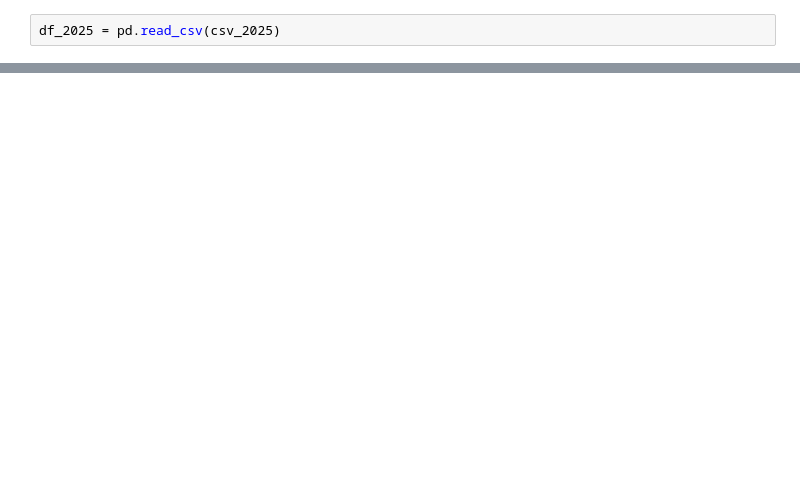
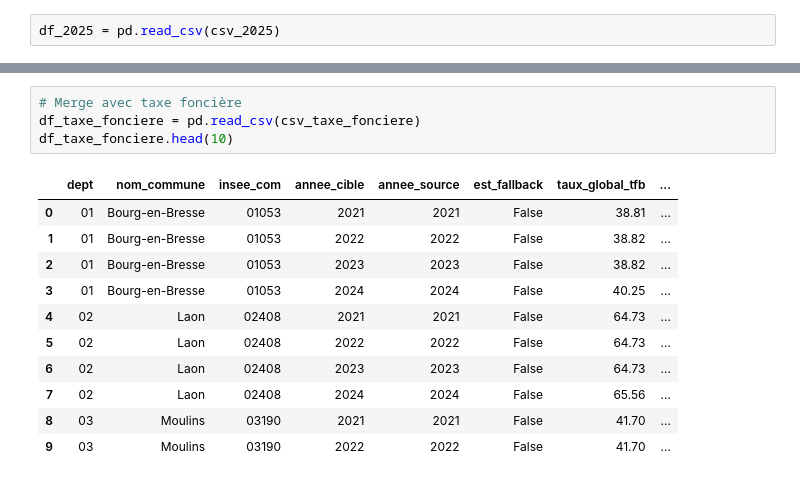
Before and after one commit to FatimaUY/GeoLogis, a Jupyter notebook: src/data-pipeline/merge/pipeline/merge_data.ipynb, the cells around one changed output, grey strips where cells are left out. Cells and saved outputs as stored; diff of their text form; blank space fills up the shorter version.

```diff
--- a/src/data-pipeline/merge/pipeline/merge_data.ipynb
+++ b/src/data-pipeline/merge/pipeline/merge_data.ipynb
@@ -165,0 +204,16 @@ cols_keep= [
+# %%
+# Merge avec taxe foncière
+df_taxe_fonciere = pd.read_csv(csv_taxe_fonciere)
+df_taxe_fonciere.head(10)
+# %% [output]
+|  | dept | nom_commune | insee_com | annee_cible | annee_source | est_fallback | taux_global_tfb | ... |
+| 0 | 01 | Bourg-en-Bresse | 01053 | 2021 | 2021 | False | 38.81 | ... |
+| 1 | 01 | Bourg-en-Bresse | 01053 | 2022 | 2022 | False | 38.82 | ... |
+| 2 | 01 | Bourg-en-Bresse | 01053 | 2023 | 2023 | False | 38.82 | ... |
+| 3 | 01 | Bourg-en-Bresse | 01053 | 2024 | 2024 | False | 40.25 | ... |
+| 4 | 02 | Laon | 02408 | 2021 | 2021 | False | 64.73 | ... |
+| 5 | 02 | Laon | 02408 | 2022 | 2022 | False | 64.73 | ... |
+| 6 | 02 | Laon | 02408 | 2023 | 2023 | False | 64.73 | ... |
+| 7 | 02 | Laon | 02408 | 2024 | 2024 | False | 65.56 | ... |
+| 8 | 03 | Moulins | 03190 | 2021 | 2021 | False | 41.70 | ... |
+| 9 | 03 | Moulins | 03190 | 2022 | 2022 | False | 41.70 | ... |
```
Also changed, not shown: parts of 39 cells of this notebook.
